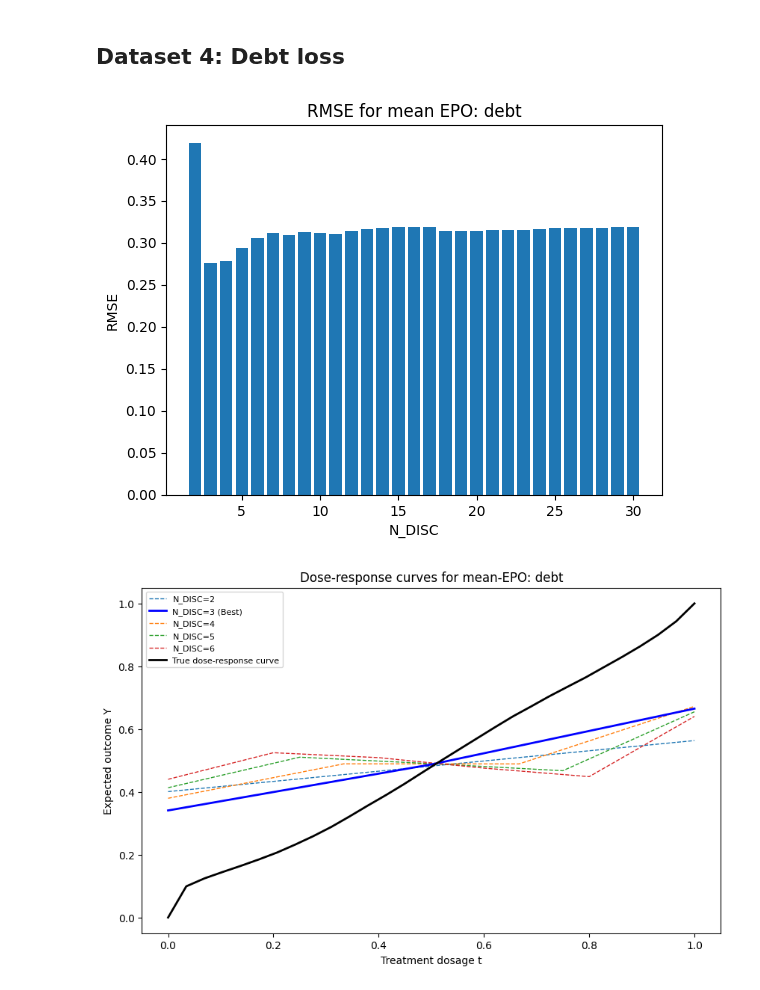
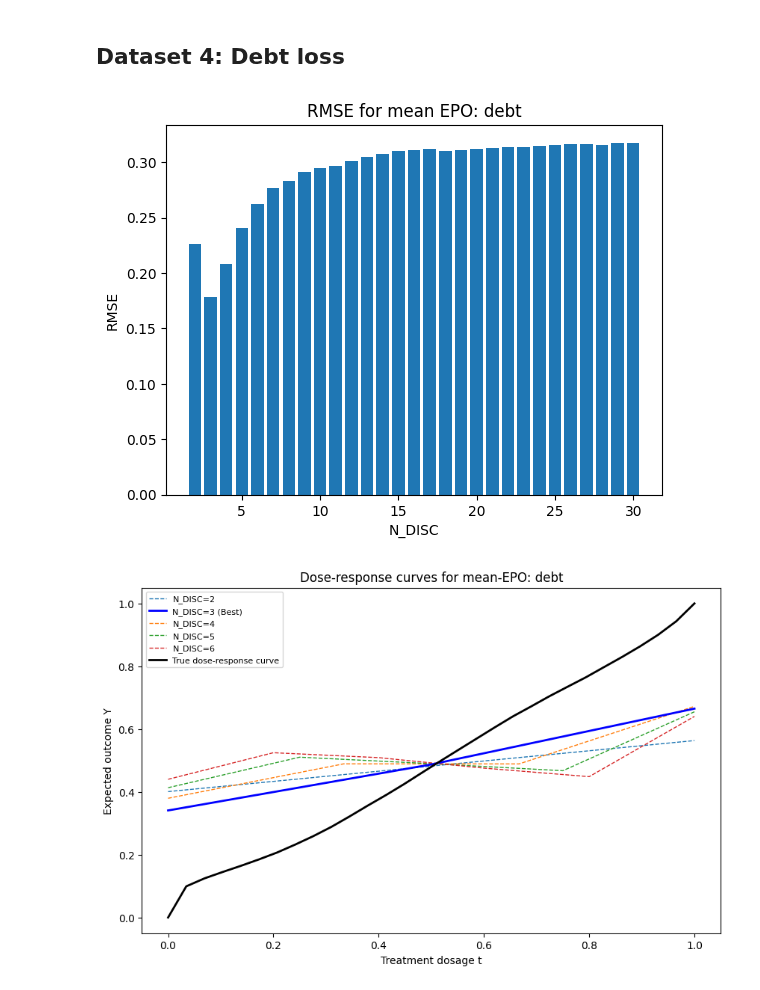
Before and after one commit to chris-L6/CausalPFN, a Jupyter notebook: my-work/Week_11-17/notebooks/data_analysis_epo.ipynb, the cells around one changed output. Drawn from its saved outputs; the diff is of its cells as text; code cells hidden in the pictures.

```diff
--- a/my-work/Week_11-17/notebooks/data_analysis_epo.ipynb
+++ b/my-work/Week_11-17/notebooks/data_analysis_epo.ipynb
@@ -126,6 +134,9 @@ data_name = "vahid-nonlin"
 N_max = df.index[-1][0]
 # %%
 # RMSE calculation on the average EPO
+
+def drf_nonlin(t): return 0.5 * t ** 2 - 2 * t # true dose-response funcion
+
 rmse_dict = dict()
 for N_DISC in range(2, N_max + 1):
     df_N = df.loc[[N_DISC]]
@@ -133,8 +144,11 @@ for N_DISC in range(2, N_max + 1):
     df_N.loc[(N_DISC, 0), "EPOs_1"] = df_N.loc[(N_DISC, 0), "EPOs_2"]
     df_N.loc[(N_DISC, N_DISC - 1), "EPOs_2"] = df_N.loc[(N_DISC, N_DISC - 1), "EPOs_1"]
     # Average and calculate RMSE aggainst true_effect
-    y_pred = df_N[["EPOs_1", "EPOs_2"]].mean(axis=1).values
-    y_true = df_N["true_effect"].values
+    drf_N_pred_pts = df_N[["EPOs_1", "EPOs_2"]].mean(axis=1).values
+    t_vals = np.linspace(0, 1, N_DISC)
+    drf_N_pred = interp1d(t_vals, drf_N_pred_pts)
+    y_pred = drf_N_pred(rmse_calc_t_mesh)
+    y_true = drf_nonlin(rmse_calc_t_mesh)
     error = calculate_rmse(y_pred, y_true)
     rmse_dict[N_DISC] = np.round(error, 5)
 
@@ -194,6 +208,9 @@ data_name = "econ-ML-ex1"
 N_max = df.index[-1][0]
 # %%
 # RMSE calculation on the average EPO
+
+def drf_econML(t): return np.float64(3.211819532711872) * t # true drf; hardcoded the value np.mean(TE) from the DGP
+
 rmse_dict = dict()
 for N_DISC in range(2, N_max + 1):
     df_N = df.loc[[N_DISC]]
@@ -201,8 +218,11 @@ for N_DISC in range(2, N_max + 1):
     df_N.loc[(N_DISC, 0), "EPOs_1"] = df_N.loc[(N_DISC, 0), "EPOs_2"]
     df_N.loc[(N_DISC, N_DISC - 1), "EPOs_2"] = df_N.loc[(N_DISC, N_DISC - 1), "EPOs_1"]
     # Average and calculate RMSE aggainst true_effect
-    y_pred = df_N[["EPOs_1", "EPOs_2"]].mean(axis=1).values
-    y_true = df_N["true_effect"].values
+    drf_N_pred_pts = df_N[["EPOs_1", "EPOs_2"]].mean(axis=1).values
+    t_vals = np.linspace(0, 1, N_DISC)
+    drf_N_pred = interp1d(t_vals, drf_N_pred_pts)
+    y_pred = drf_N_pred(rmse_calc_t_mesh)
+    y_true = drf_econML(rmse_calc_t_mesh)
     error = calculate_rmse(y_pred, y_true)
     rmse_dict[N_DISC] = np.round(error, 5)
 
@@ -262,31 +282,52 @@ data_name = "debt"
 N_max = df.index[-1][0]
 # %%
 # RMSE calculation on the average EPO
+
+# To get drf_debt (true dose-response), need to re-do DGP
+import sys
+sys.path.append("../../../my-work/Week_11-17/scripts")
+from debt_loss_dgp import DebtDGP, TREATMENT, OUTCOME
+generator = DebtDGP()
+n = 15000
+df_2 = generator.generate_random_financial_data(n) # df name already taken
+generator.fit_scalers(df_2)
+df_2[TREATMENT] = generator.generate_treatment(df_2, noise=True, noise_scale=0.0, treament_noise_std=0.07)
+df_2[OUTCOME + "_probs"], df_2[OUTCOME] = generator.calculate_outcome_probability(df_2, df_2[TREATMENT])
+step = 1e-2
+bin_edges = np.arange(0, 1+step, step)
+real_dose_response = generator.compute_causal_effects(df_2, bin_edges, "ate")
+# True dose-response function
+y_true_f = interp1d(bin_edges, real_dose_response)
+def drf_debt(t): return y_true_f(t)
+
 rmse_dict = dict()
 for N_DISC in range(2, N_max + 1):
     df_N = df.loc[[N_DISC]]
     # Fill first and last values
     df_N.loc[(N_DISC, 0), "EPOs_1"] = df_N.loc[(N_DISC, 0), "EPOs_2"]
     df_N.loc[(N_DISC, N_DISC - 1), "EPOs_2"] = df_N.loc[(N_DISC, N_DISC - 1), "EPOs_1"]
     # Average and calculate RMSE aggainst true_effect
-    y_pred = df_N[["EPOs_1", "EPOs_2"]].mean(axis=1).values
-    y_true = df_N["true_effect"].values
+    drf_N_pred_pts = df_N[["EPOs_1", "EPOs_2"]].mean(axis=1).values
+    t_vals = np.linspace(0, 1, N_DISC)
+    drf_N_pred = interp1d(t_vals, drf_N_pred_pts)
+    y_pred = drf_N_pred(rmse_calc_t_mesh)
+    y_true = drf_debt(rmse_calc_t_mesh)
     error = calculate_rmse(y_pred, y_true)
     rmse_dict[N_DISC] = np.round(error, 5)
 
 # Create DataFrame and plot
 rmse_df = pd.DataFrame.from_dict(rmse_dict, orient="index", columns=["RMSE"])
 rmse_df.to_csv(f"{file_location}/RMSE_table_{data_name}_{date_string}.csv") # save df
 fig = plt.figure()
 plt.bar(rmse_df.index, height=rmse_df["RMSE"])
 plt.xlabel("N_DISC")
 plt.ylabel("RMSE")
 plt.title(f"RMSE for mean EPO: {data_name}")
 plt.savefig(f"{file_location}/RMSE_bar_chart_{data_name}_{date_string}.png")
 
 plt.show()
 # %% [output]
-[figure, old version]
+[figure, new version]
 # %%
 ## Plotting DRF predictions
 fig = plt.figure(figsize=(10, 6))
```
Also changed, not shown: parts of 6 cells of this notebook, 28 other files.
